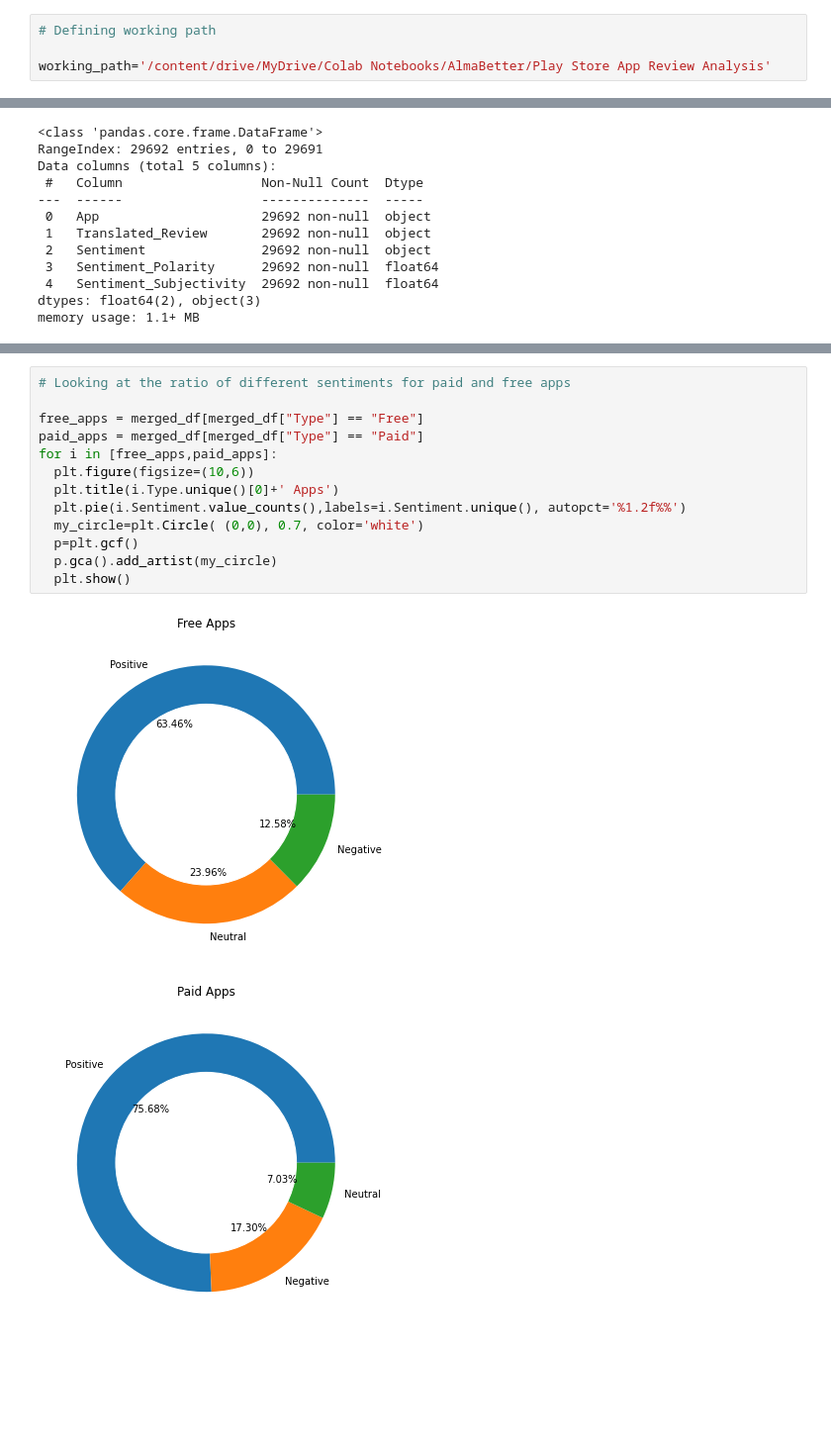
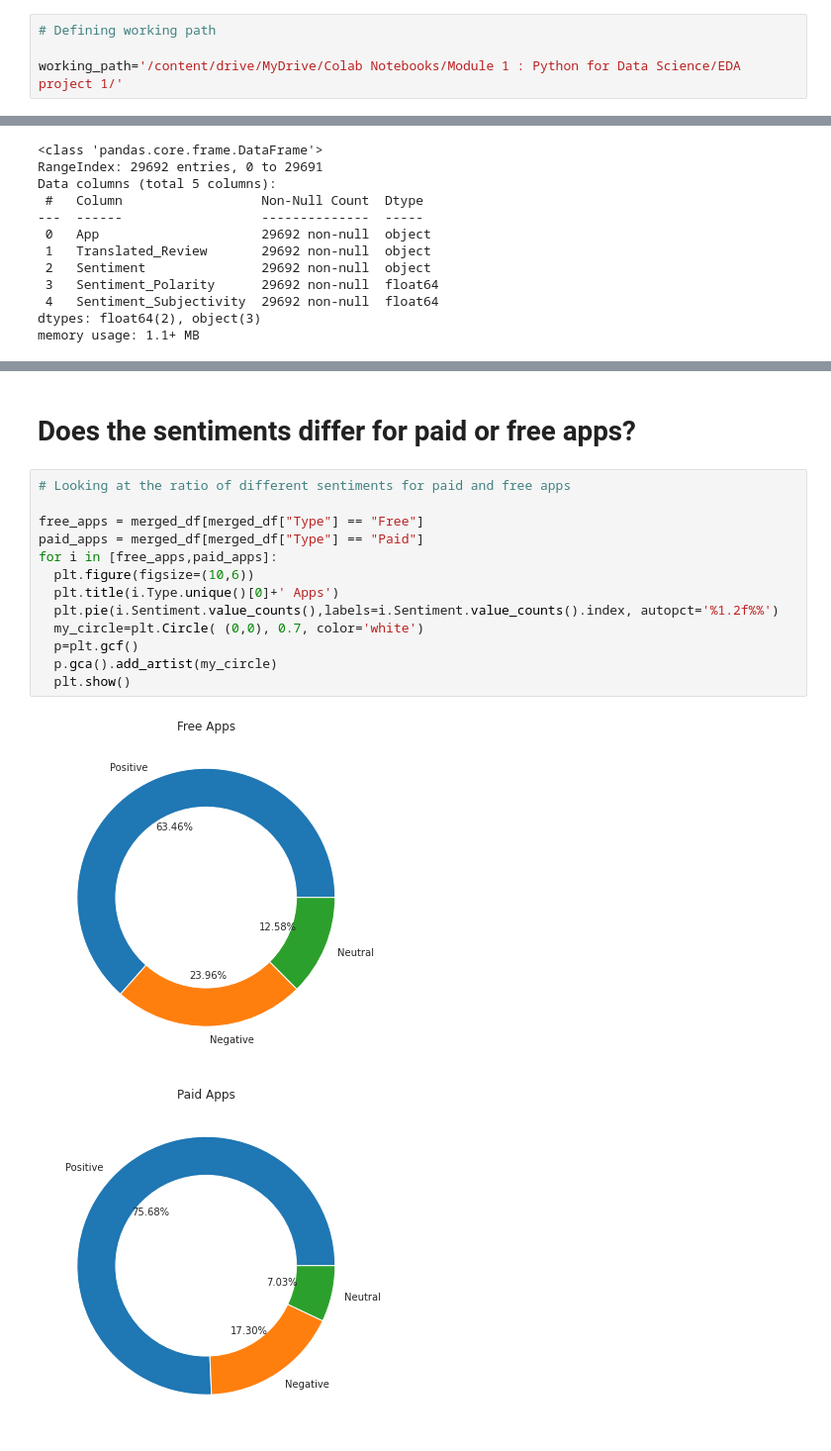
Before and after one commit to singhshivam12/Play-Store-App-Review-Analysis---Capstone-Project, a Jupyter notebook: Play_Store_App_Review_Analysis_Capstone_Project.ipynb, the cells around one changed output, grey strips where cells are left out. Shown at 99% size. Drawn from its saved outputs; the diff is of its cells as text; blank space fills up the shorter version.

```diff
--- a/Play_Store_App_Review_Analysis_Capstone_Project.ipynb
+++ b/Play_Store_App_Review_Analysis_Capstone_Project.ipynb
@@ -41,7 +41,7 @@ Mounted at /content/drive
 # %%
 # Defining working path
 
-working_path='/content/drive/MyDrive/Colab Notebooks/AlmaBetter/Play Store App Review Analysis'
+working_path='/content/drive/MyDrive/Colab Notebooks/Module 1 : Python for Data Science/EDA project 1/'
 # %%
 # Loading csv files required for EDA
 #Here we have assumed that our first dataset i.e **Playstore dataset is df1** while **review dataset is df2**
@@ -666,19 +755,21 @@ merged_df.head()
 | 2 | 10 Best Foods for You | Works great especially going groc... | Positive | 0.40 | 0.875000 | HEALTH_AND_FITNESS | Free |
 | 3 | 10 Best Foods for You | Best idea us | Positive | 1.00 | 0.300000 | HEALTH_AND_FITNESS | Free |
 | 4 | 10 Best Foods for You | Best way | Positive | 1.00 | 0.300000 | HEALTH_AND_FITNESS | Free |
+# %% [markdown]
+# Does the sentiments differ for paid or free apps?
 # %%
 # Looking at the ratio of different sentiments for paid and free apps
 
 free_apps = merged_df[merged_df["Type"] == "Free"]
 paid_apps = merged_df[merged_df["Type"] == "Paid"]
 for i in [free_apps,paid_apps]:
   plt.figure(figsize=(10,6))
   plt.title(i.Type.unique()[0]+' Apps')
-  plt.pie(i.Sentiment.value_counts(),labels=i.Sentiment.unique(), autopct='%1.2f%%')
+  plt.pie(i.Sentiment.value_counts(),labels=i.Sentiment.value_counts().index, autopct='%1.2f%%')
   my_circle=plt.Circle( (0,0), 0.7, color='white')
   p=plt.gcf()
   p.gca().add_artist(my_circle)
   plt.show()
 # %% [output]
-[figure, old version]
+[figure, new version]
-[figure, old version]
+[figure, new version]
```
Also changed, not shown: parts of 82 cells of this notebook.
